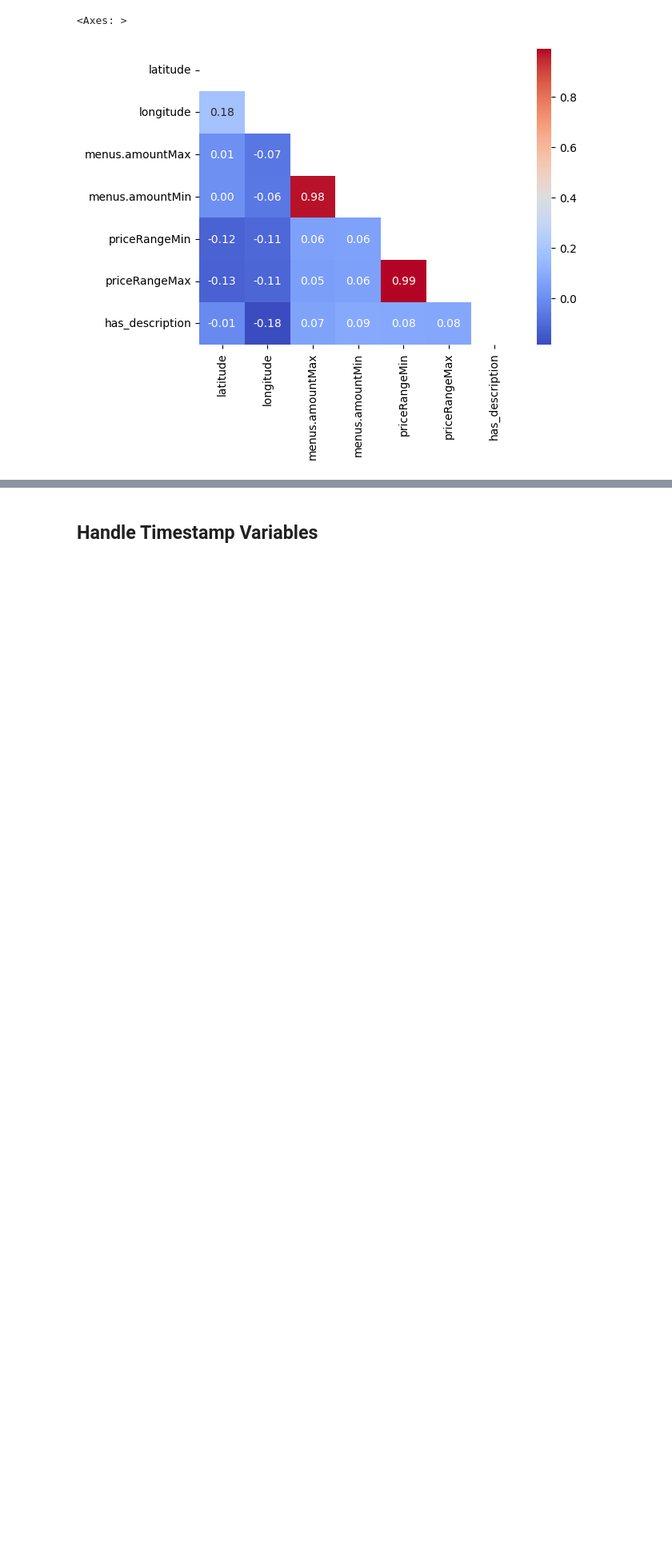
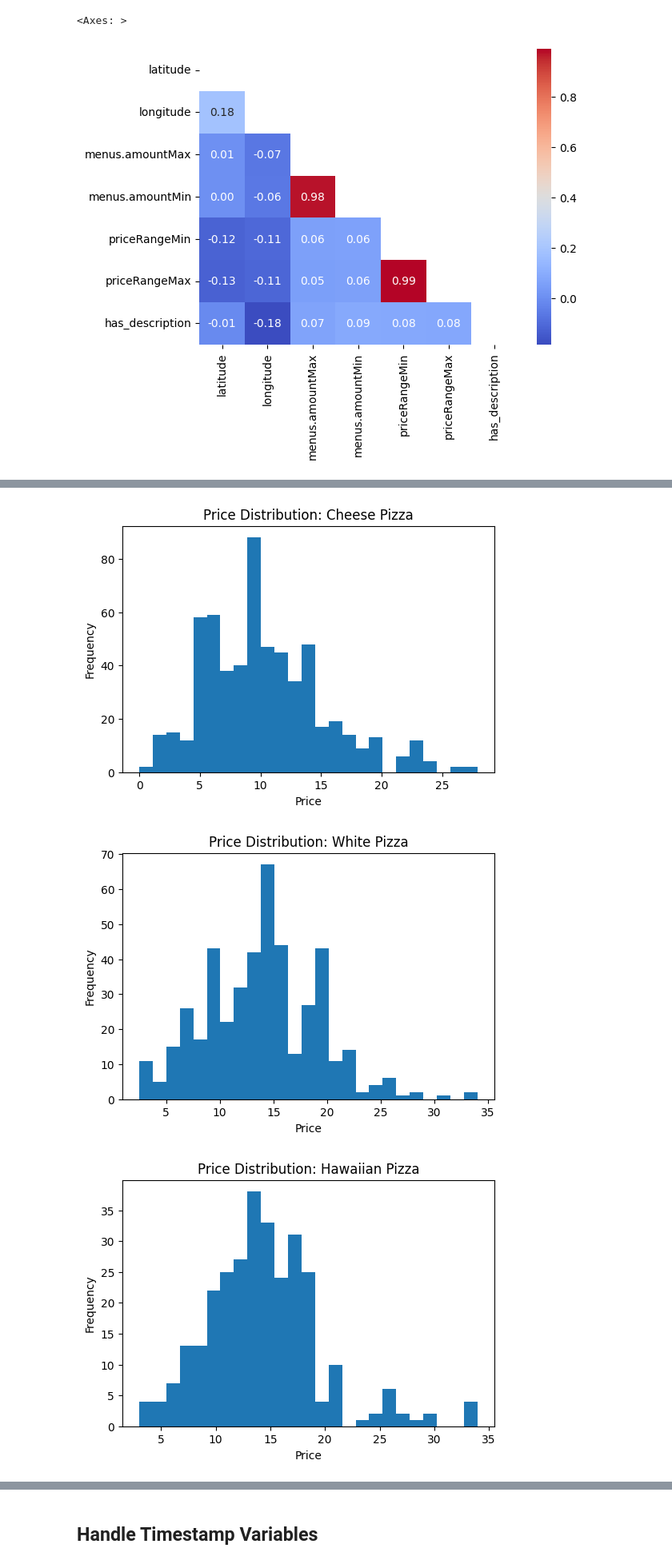
Before and after one commit to arjunvenkateshusd/ads505, a Jupyter notebook: ads505_FinalProj.ipynb, the cells around one changed output, grey strips where cells are left out. Shown at 80% size. Saved outputs shown, nothing was run; the diff lists cells and outputs as text; code cells hidden in the pictures; blank space fills up the shorter version.

```diff
--- a/ads505_FinalProj.ipynb
+++ b/ads505_FinalProj.ipynb
@@ -314,0 +363,33 @@ All other numeric features have low correlation and can be kept as is for modeli
+# %%
+def plot_item_prices(df: pd.DataFrame, outdir: str, tag: str):
+    if "menus.name" not in df.columns:
+        return
+    d = df.copy()
+    for c in ["menus.amountMin", "menus.amountMax"]:
+        if c in d.columns:
+            d[c] = pd.to_numeric(d[c], errors="coerce")
+    top_items = d["menus.name"].dropna().astype(str).value_counts().head(10).index.tolist()
+    for item in top_items:
+        sub = d[d["menus.name"].astype(str) == item]
+        vals = []
+        if "menus.amountMin" in sub.columns:
+            vals.append(pd.to_numeric(sub["menus.amountMin"], errors="coerce"))
+        if "menus.amountMax" in sub.columns:
+            vals.append(pd.to_numeric(sub["menus.amountMax"], errors="coerce"))
+        if not vals:
+            continue
+        s = pd.concat(vals).dropna()
+        if s.empty:
+            continue
+        plt.figure(figsize=(6,4))
+        s.plot(kind="hist", bins=25)
+        plt.title(f"Price Distribution: {item}")
+        plt.xlabel("Price")
+        plt.ylabel("Frequency")
+
+plot_item_prices(data2_cleaned, outdir=".", tag="data2_cleaned")
+plt.show()
+# %% [output]
+[figure, added]
+[figure, added]
+[figure, added]
```
Also changed, not shown: parts of 9 cells of this notebook.
